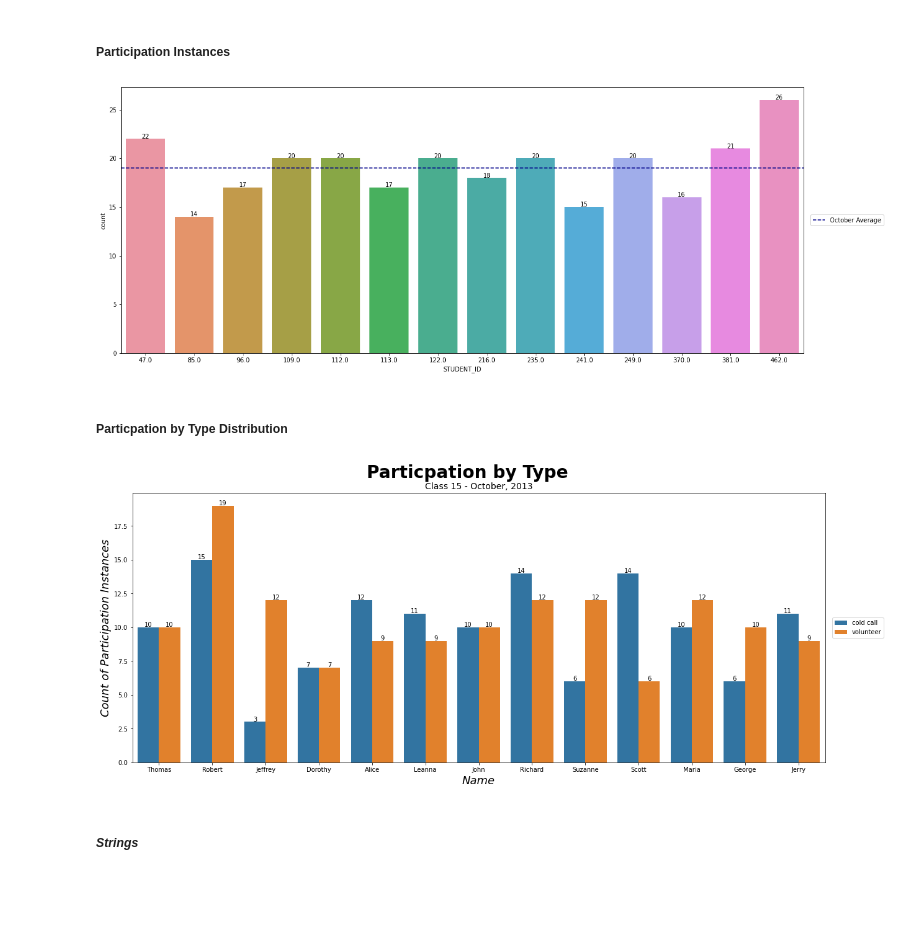
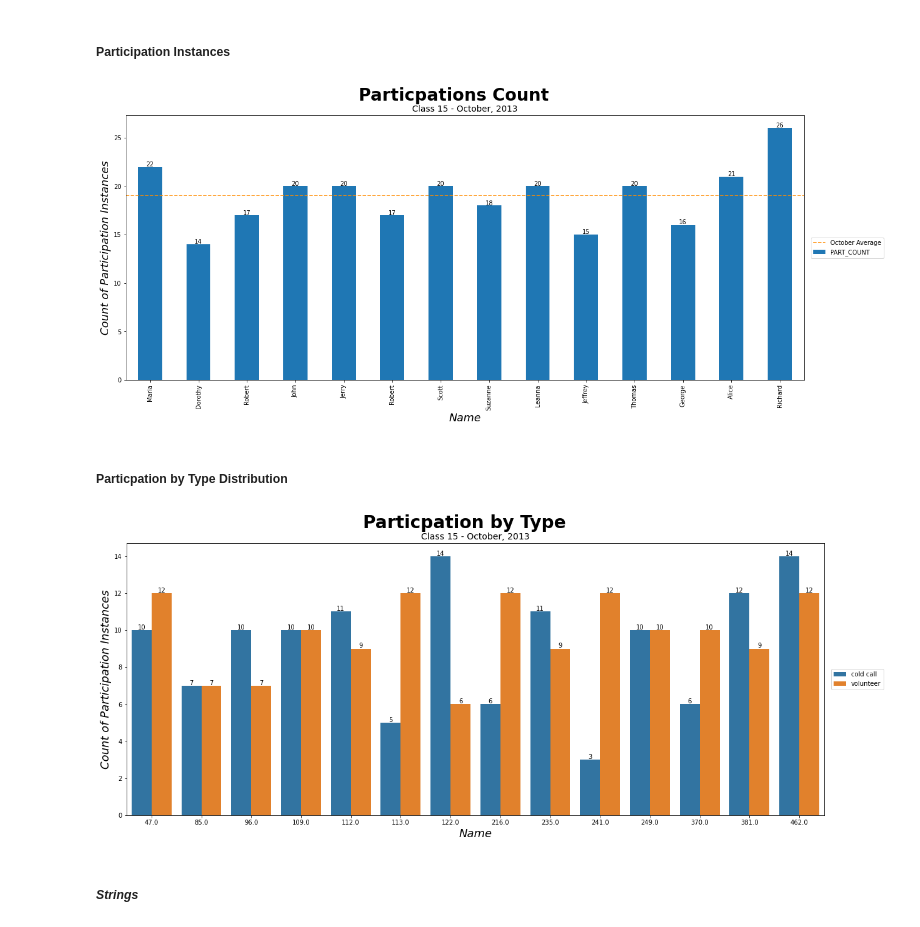
Before and after one commit to mikitz/china-students, a Jupyter notebook: (Teacher) Class Reports.ipynb, the cells around one changed output. Drawn from its saved outputs; the diff is of its cells as text; code cells hidden in the pictures; blank space fills up the shorter version.

```diff
--- a/(Teacher) Class Reports.ipynb
+++ b/(Teacher) Class Reports.ipynb
@@ -242,7 +260,10 @@ dfParticipationDateType = dfParticipationDate.groupby(['STUDENT_ID', 'PARTICIPAT
 dfParticipationDateType = pd.DataFrame(dfParticipationDateType)
 dfParticipationDateType = dfParticipationDateType.rename(columns = {'STUDENT_ID': 'STUDENT_ID', 'PARTICIPATION_TYPE':'PARTICIPATION_TYPE', 'PARTICIPATION_TYPE':'PART_TYPE_COUNT'})
 # Create a pivot table of the same group by
-dfParticipationDateTypePivot = dfParticipationDate.pivot_table(index = 'STUDENT_ID', columns = 'PARTICIPATION_TYPE', values = 'STUDENT_ID', aggfunc = 'count')
+dfParticipationDateTypePivot = dfParticipationDate.pivot_table(index = 'STUDENT_ID', columns = 'PARTICIPATION_TYPE', values = 'CLASS_ID', aggfunc = 'count')
 # Group by student ID and count them to get the total number of participation instances per student
 dfParticipationDateCount = dfParticipationDate.groupby(['STUDENT_ID'])['STUDENT_ID'].count()
 dfParticipationDateCount = pd.DataFrame(dfParticipationDateCount)
+dfParticipationDateCount = dfParticipationDateCount.rename(columns = {'STUDENT_ID': 'STUDENT_ID', 'STUDENT_ID':'PART_COUNT'})
+# Merge the part count DF with student names
+dfParticipationDateCount = pd.merge(dfParticipationDateCount, dfStudents[['STUDENT_ID', 'STUDENT_NAME_ENGLISH']], on = 'STUDENT_ID')
@@ -253,28 +290,32 @@ ValueError: Grouper for 'STUDENT_ID' not 1-dimensional
 # %% [markdown]
 ##### Participation Instances
 # %%
-# Create the figure and axis objects
-fig, ax = plt.subplots(figsize = (20, 8))
 # Plot it
-sns.countplot(x = 'STUDENT_ID', data = dfParticipationDate)
+ax = dfParticipationDateCount.plot.bar(x = 'STUDENT_NAME_ENGLISH', y = 'PART_COUNT', figsize = (20, 8))
 # Calculate the average
 oAverage = dfParticipationDateType['PART_TYPE_COUNT'].sum() / oNumberStudents
 # Plot the class average
 plt.axhline(y = oAverage,
-            color = 'darkblue', linestyle = 'dashed', label = '{} Average'.format(oMonth))
+            color = 'darkorange', linestyle = 'dashed', label = '{} Average'.format(oMonth))
 # Set up the legend
 plt.legend(bbox_to_anchor=(1.01, 0.5), loc='center left', borderaxespad=0)
+# Format the graph
+tSubtitle = 'Class {} - {}, {}'.format(tiClassID, oMonth, tiYear)
+plt.suptitle("Particpations Count", size = 28, fontweight = "bold", y = 0.96, ha = 'center')
+ax.set_title(tSubtitle, size = 14, ha = 'center')
+ax.set_xlabel("Name", size = 18, style="italic")
+ax.set_ylabel("Count of Participation Instances", size = 18, style="italic")
 # Add labels
 fShowValuesOnBars(ax)
 # %% [output]
-[figure, old version]
+[figure, new version]
 # %% [markdown]
 ##### Particpation by Type Distribution
 # %%
 # Create the figure and axis objects
 fig, ax = plt.subplots(figsize = (20, 8))
 # Plot it
-sns.countplot(x = 'STUDENT_NAME_ENGLISH', hue = 'PARTICIPATION_TYPE', data = dfParticipationDate)
+sns.countplot(x = 'STUDENT_ID', hue = 'PARTICIPATION_TYPE', data = dfParticipationDate)
 # Set up the legend
 plt.legend(bbox_to_anchor=(1.01, 0.5), loc='center left', borderaxespad=0)
 # Format the graph
@@ -286,7 +327,7 @@ ax.set_ylabel("Count of Participation Instances", size = 18, style="italic")
 # Add labels
 fShowValuesOnBars(ax)
 # %% [output]
-[figure, old version]
+[figure, new version]
 # %% [markdown]
 ##### *Strings*
 # %%
```
Also changed, not shown: parts of 5 cells of this notebook.
